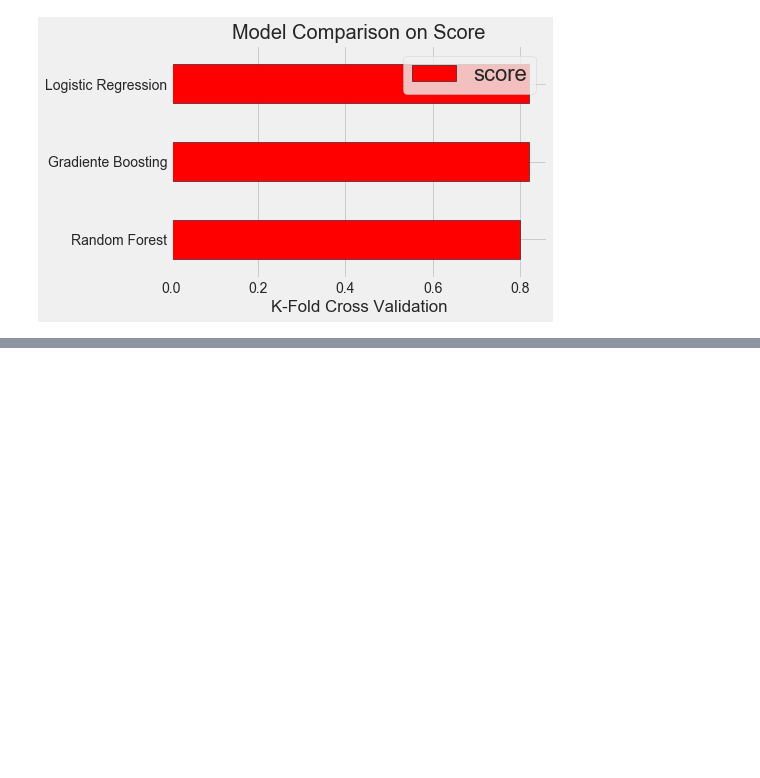
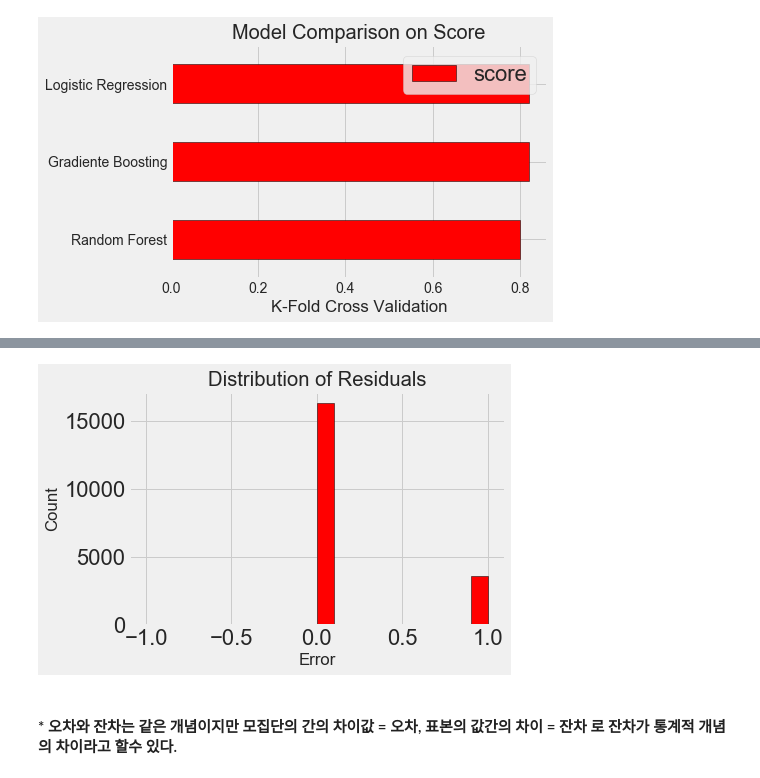
Before and after one commit to ZUNOXI/Credit_Predict_BigData, a Jupyter notebook: LoanStatus.ipynb, the cells around one changed output, grey strips where cells are left out. Drawn from its saved outputs; the diff is of its cells as text; code cells hidden in the pictures; blank space fills up the shorter version.

```diff
--- a/LoanStatus.ipynb
+++ b/LoanStatus.ipynb
@@ -520,0 +698,18 @@ random_results.head(10)
+# %%
+# 잔차의 히스토그램 확인.
+figsize = (6, 6)
+
+# 잔차 계산
+residuals = final_pred - y_test
+
+# Plot the residuals in a histogram
+plt.hist(residuals, color = 'red', bins = 20,
+         edgecolor = 'black')
+plt.xlabel('Error'); plt.ylabel('Count')
+plt.title('Distribution of Residuals');
+
+# 잔차는 0 값에 거의 다 수렴한다. 일부 1에 수렴하는 이상치가 존재
+# %% [output]
+[figure, added]
+# %% [markdown]
+#### * 오차와 잔차는 같은 개념이지만 모집단의 간의 차이값 = 오차, 표본의 값간의 차이 = 잔차 로 잔차가 통계적 개념의 차이라고 할수 있다.
```
Also changed, not shown: parts of 74 cells of this notebook.
